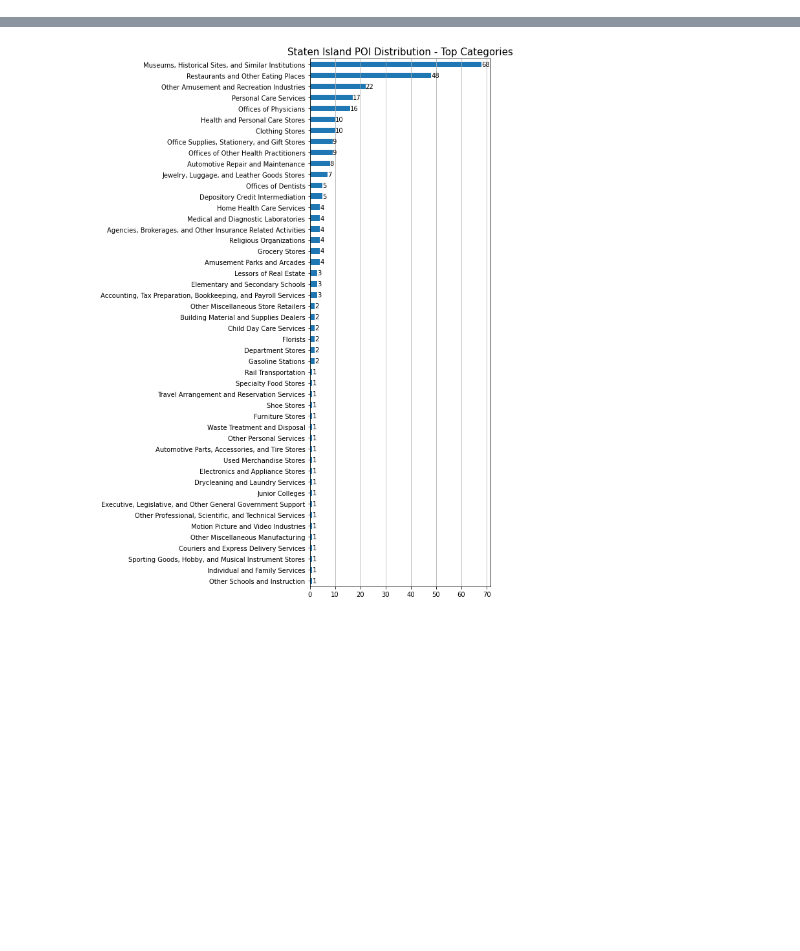
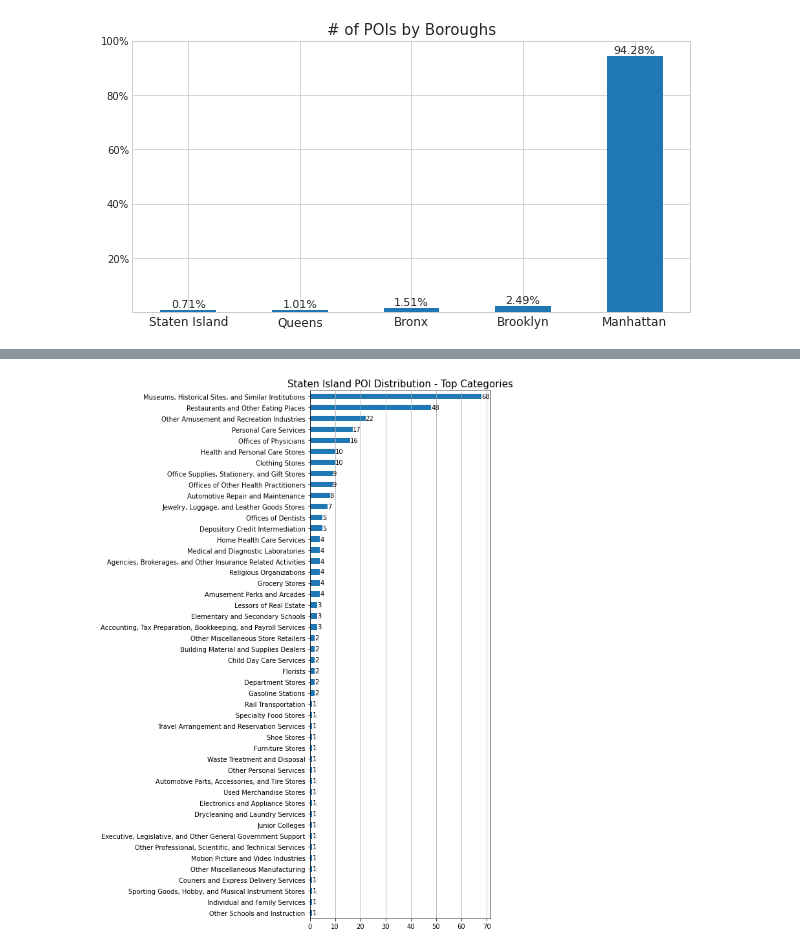
Before and after one commit to hasanalpboz/safegraph-covid19-mobility, a Jupyter notebook: scripts/notebooks/staten-island.ipynb, the cells around one changed output, grey strips where cells are left out. Saved outputs shown, nothing was run; the diff lists cells and outputs as text; code cells hidden in the pictures; blank space fills up the shorter version.

Commit message:
visuals for the presentation

```diff
--- a/scripts/notebooks/staten-island.ipynb
+++ b/scripts/notebooks/staten-island.ipynb
@@ -61,3 +61,20 @@ poi_df = pd.read_csv(join(pwd, 'util_datasets', AREA_NAME, f'{AREA_NAME}-POI-INF
 gdf = gpd.GeoDataFrame(poi_df, geometry=gpd.points_from_xy(poi_df.longitude, poi_df.latitude))
 # %%
 merged = gpd.sjoin(gdf, borough_df, how='left', op='within')
+# %%
+with plt.style.context('seaborn-whitegrid'):
+    s = merged.groupby('boro_name').size().sort_values()
+    s /= s.sum()
+    ax = s.plot.bar(rot=0, figsize=(10, 5))
+    for i, v in enumerate(s.values):
+        ax.text(i, v+0.01, f'{v*100:.2f}%', horizontalalignment='center', fontsize=11)
+    ax.set_title('# of POIs by Boroughs', fontsize=15)
+    ax.set_xlabel(None)
+    #ax.set_ylim(0, s.max()+2700)
+    ax.set_ylim(0, 1)
+    ax.set_yticks([0.2, 0.4, 0.6, 0.8, 1])
+    ax.yaxis.set_major_formatter(ticker.FuncFormatter(lambda y, _: f'{y*100:.0f}%'))
+    plt.setp(ax.get_xticklabels(), fontsize=12)
+    plt.savefig('pois-by-boroughs-percentage.png')
+# %% [output]
+[figure, added]
```
Also changed, not shown: parts of 4 cells of this notebook, 58 other files.
